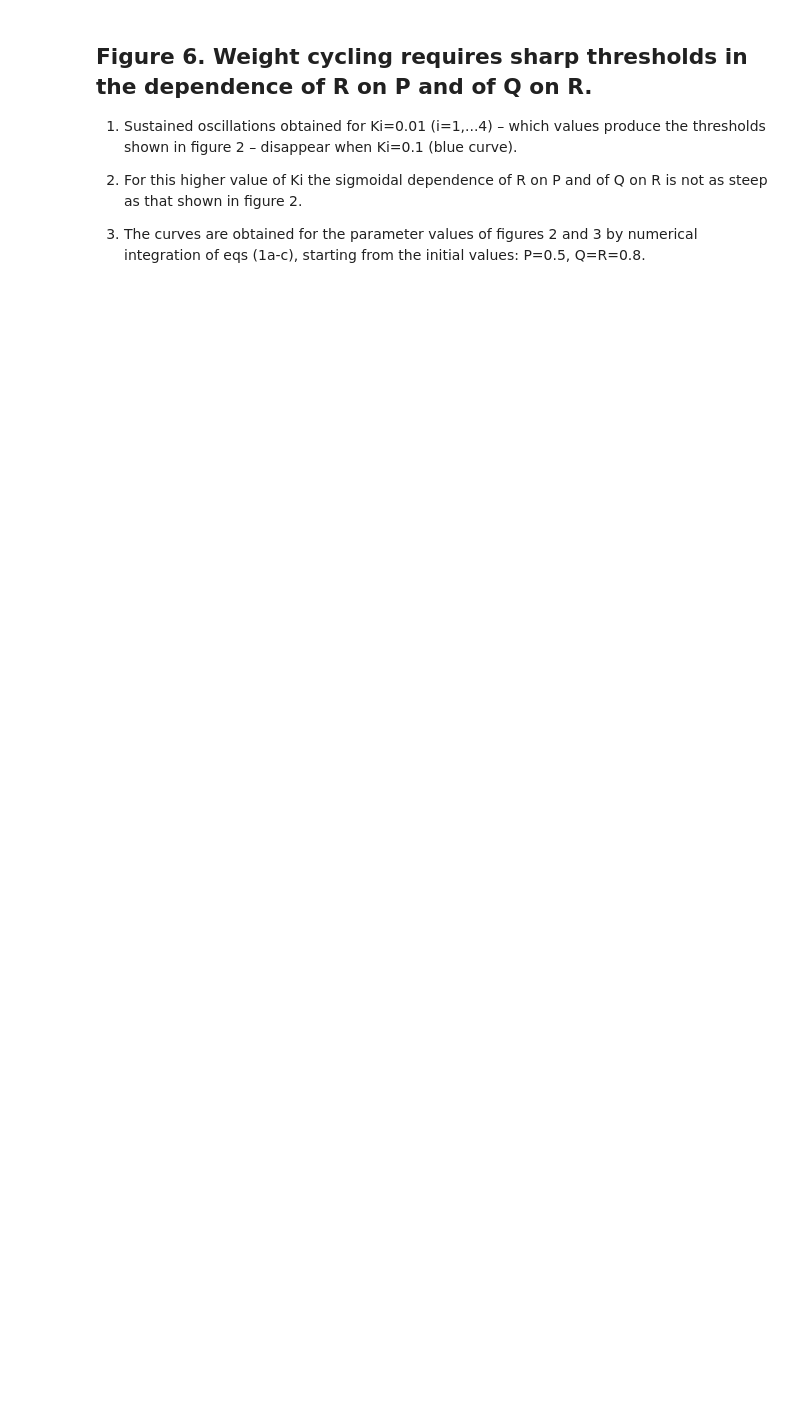
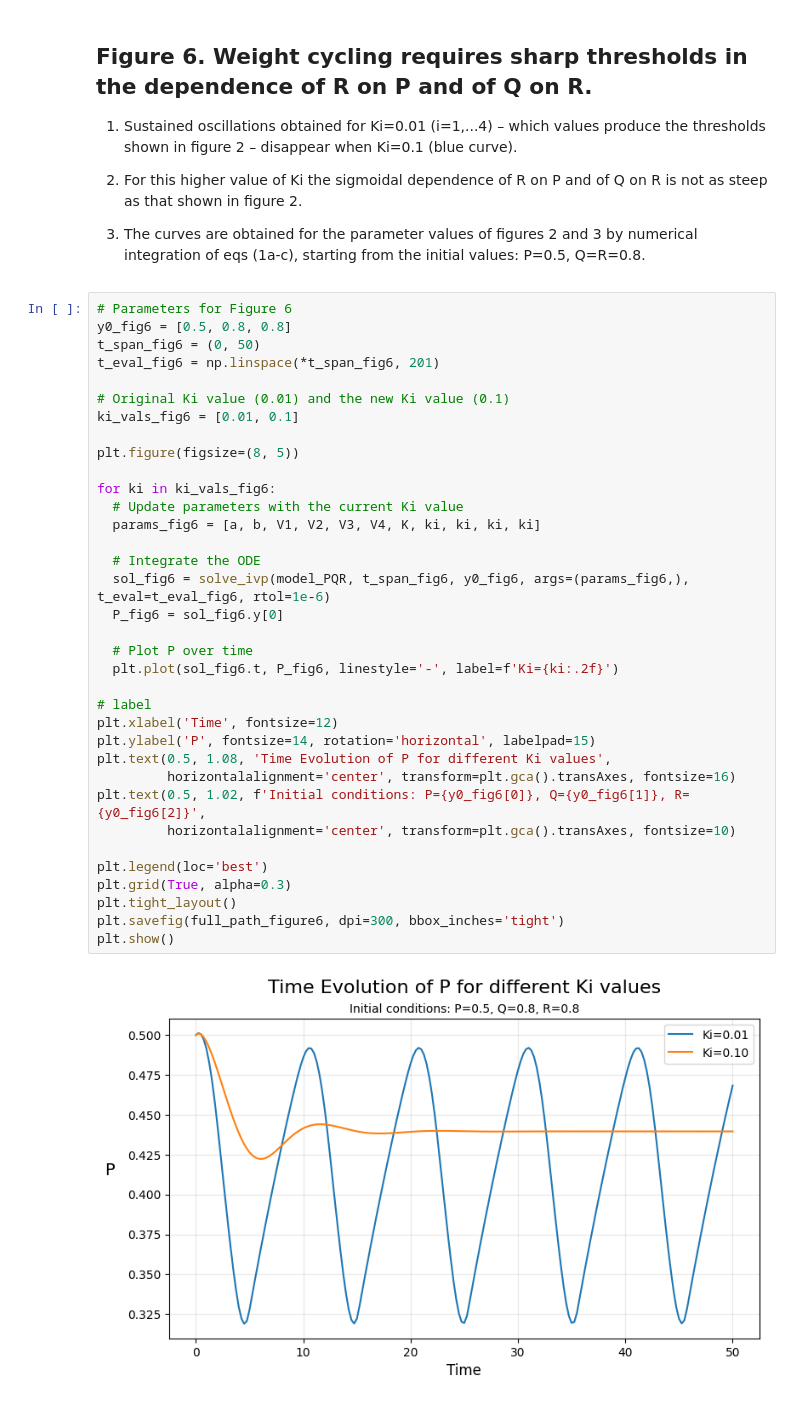
Before and after one commit to JingwenLuo7/ComplexSystem, a Jupyter notebook: Project_BlockII/PQR_model.ipynb, the cells around one changed output. Cells and saved outputs as stored; diff of their text form; blank space fills up the shorter version.

Commit message:
update figure 6

```diff
--- a/Project_BlockII/PQR_model.ipynb
+++ b/Project_BlockII/PQR_model.ipynb
@@ -426,3 +326,40 @@ plt.show()
 2. For  this higher value of Ki the sigmoidal dependence of R on P and of  Q on R is not as steep as that shown in figure 2.
 
 3. The curves are obtained for the parameter values of figures 2 and 3 by numerical integration of eqs (1a-c), starting from the initial values: P=0.5, Q=R=0.8.
+# %%
+# Parameters for Figure 6
+y0_fig6 = [0.5, 0.8, 0.8]
+t_span_fig6 = (0, 50)
+t_eval_fig6 = np.linspace(*t_span_fig6, 201)
+
+# Original Ki value (0.01) and the new Ki value (0.1)
+ki_vals_fig6 = [0.01, 0.1]
+
+plt.figure(figsize=(8, 5))
+
+for ki in ki_vals_fig6:
+  # Update parameters with the current Ki value
+  params_fig6 = [a, b, V1, V2, V3, V4, K, ki, ki, ki, ki]
+
+  # Integrate the ODE
+  sol_fig6 = solve_ivp(model_PQR, t_span_fig6, y0_fig6, args=(params_fig6,), t_eval=t_eval_fig6, rtol=1e-6)
+  P_fig6 = sol_fig6.y[0]
+
+  # Plot P over time
+  plt.plot(sol_fig6.t, P_fig6, linestyle='-', label=f'Ki={ki:.2f}')
+
+# label
+plt.xlabel('Time', fontsize=12)
+plt.ylabel('P', fontsize=14, rotation='horizontal', labelpad=15)
+plt.text(0.5, 1.08, 'Time Evolution of P for different Ki values',
+         horizontalalignment='center', transform=plt.gca().transAxes, fontsize=16)
+plt.text(0.5, 1.02, f'Initial conditions: P={y0_fig6[0]}, Q={y0_fig6[1]}, R={y0_fig6[2]}',
+         horizontalalignment='center', transform=plt.gca().transAxes, fontsize=10)
+
+plt.legend(loc='best')
+plt.grid(True, alpha=0.3)
+plt.tight_layout()
+plt.savefig(full_path_figure6, dpi=300, bbox_inches='tight')
+plt.show()
+# %% [output]
+[figure, added]
```
Also changed, not shown: parts of 6 cells of this notebook.
